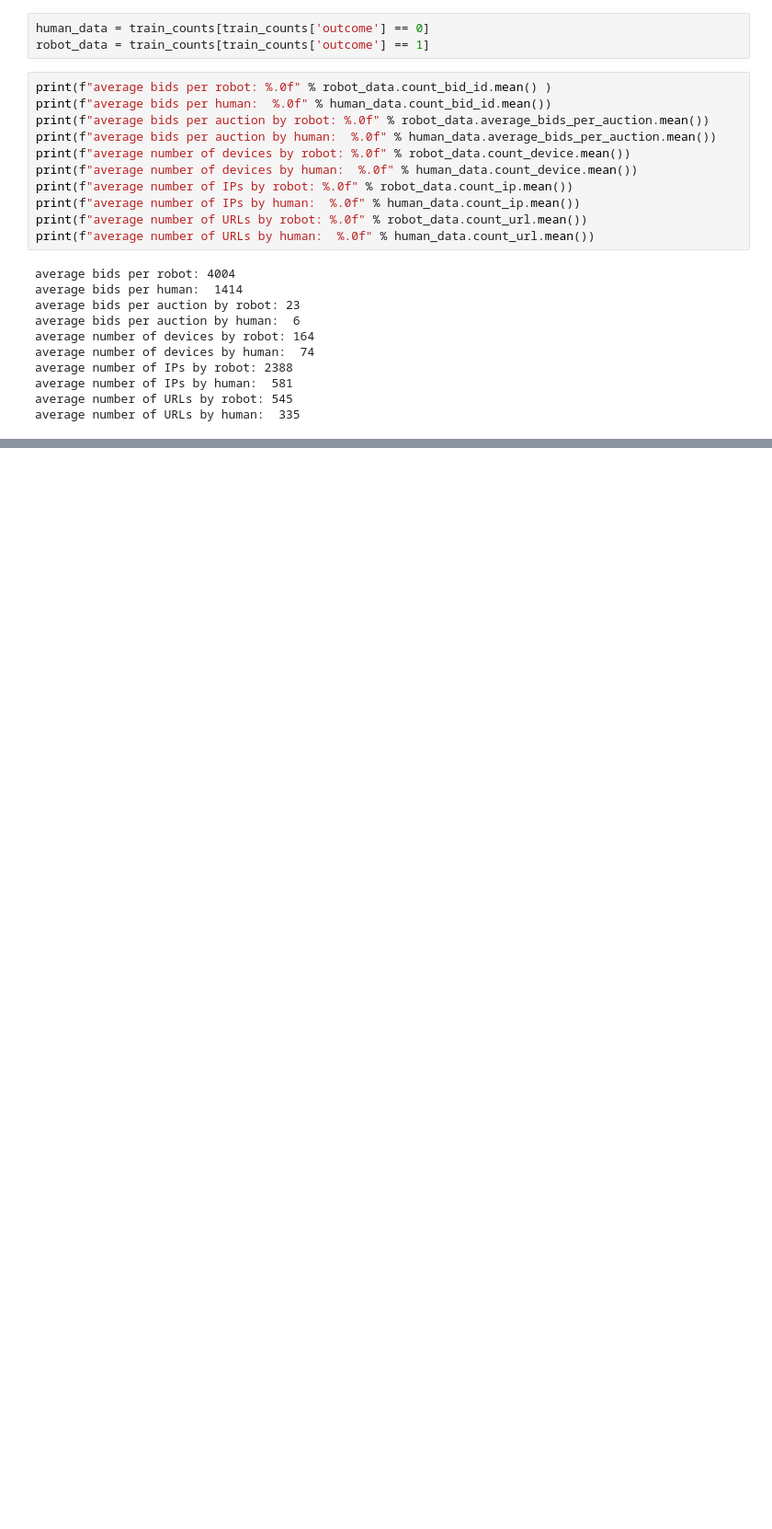
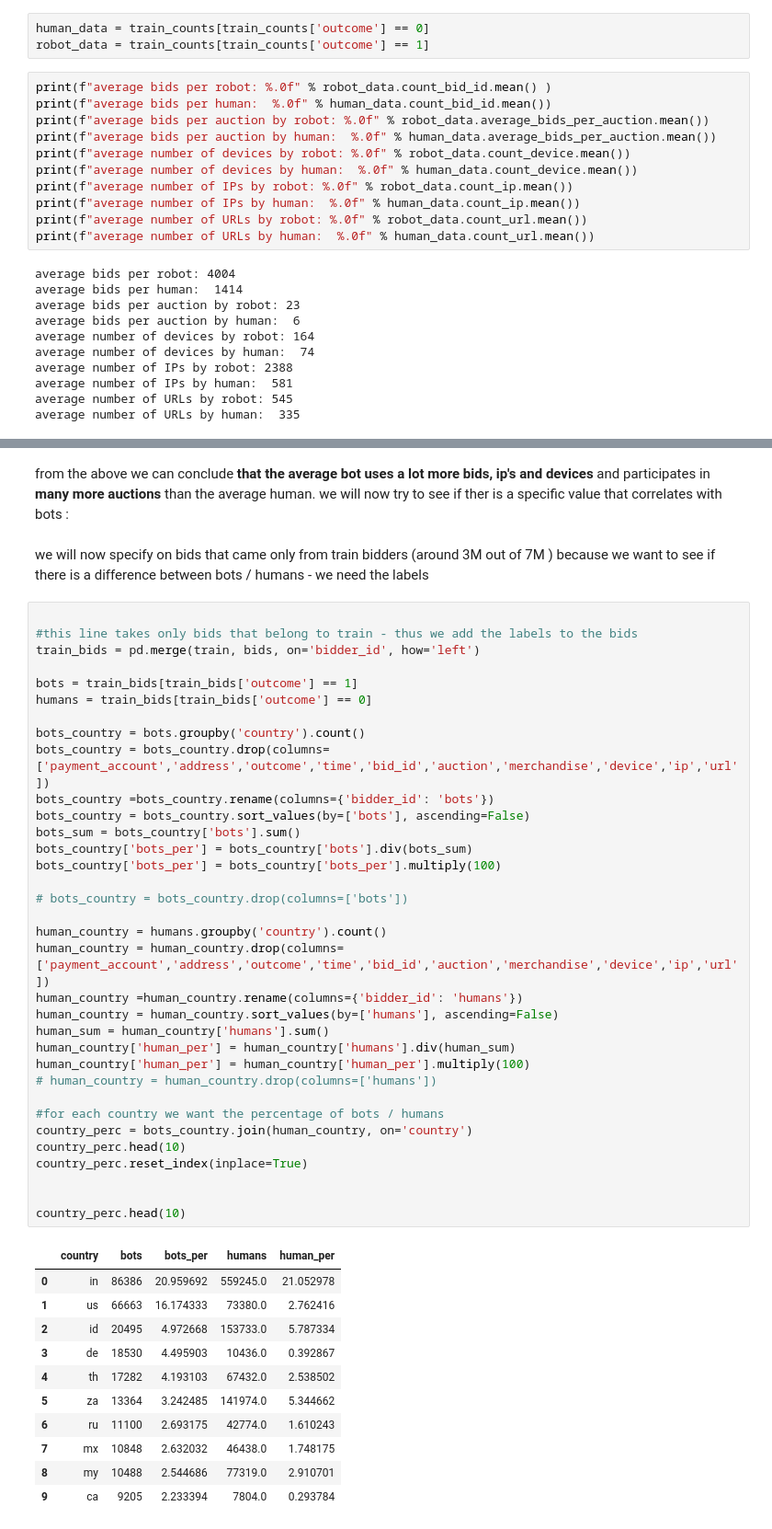
Before and after one commit to TomAmster/Data-Science, a Jupyter notebook: EDA_Explaratory_Data_Analysis.ipynb, the cells around one changed output, grey strips where cells are left out. Shown at 92% size. Drawn from its saved outputs; the diff is of its cells as text; blank space fills up the shorter version.

```diff
--- a/EDA_Explaratory_Data_Analysis.ipynb
+++ b/EDA_Explaratory_Data_Analysis.ipynb
@@ -140,0 +155,51 @@ average number of URLs by human:  335
+# %% [markdown]
+from the above we can conclude **that the average bot uses a lot more bids, ip's and devices** and participates in **many more auctions** than the average human.
+we will now try to see if ther is a specific value that correlates with bots :
+# %% [markdown]
+we will now specify on bids that came only from train bidders (around 3M out of 7M ) because we want to see if there is a difference between bots / humans - we need the labels
+# %%
+
+#this line takes only bids that belong to train - thus we add the labels to the bids
+train_bids = pd.merge(train, bids, on='bidder_id', how='left')
+
+bots = train_bids[train_bids['outcome'] == 1]
+humans = train_bids[train_bids['outcome'] == 0]
+
+bots_country = bots.groupby('country').count()
+bots_country = bots_country.drop(columns=['payment_account','address','outcome','time','bid_id','auction','merchandise','device','ip','url'])
+bots_country =bots_country.rename(columns={'bidder_id': 'bots'})
+bots_country = bots_country.sort_values(by=['bots'], ascending=False)
+bots_sum = bots_country['bots'].sum()
+bots_country['bots_per'] = bots_country['bots'].div(bots_sum)
+bots_country['bots_per'] = bots_country['bots_per'].multiply(100)
+
+# bots_country = bots_country.drop(columns=['bots'])
+
+human_country = humans.groupby('country').count()
+human_country = human_country.drop(columns=['payment_account','address','outcome','time','bid_id','auction','merchandise','device','ip','url'])
+human_country =human_country.rename(columns={'bidder_id': 'humans'})
+human_country = human_country.sort_values(by=['humans'], ascending=False)
+human_sum = human_country['humans'].sum()
+human_country['human_per'] = human_country['humans'].div(human_sum)
+human_country['human_per'] = human_country['human_per'].multiply(100)
+# human_country = human_country.drop(columns=['humans'])
+
+#for each country we want the percentage of bots / humans
+country_perc = bots_country.join(human_country, on='country')
+country_perc.head(10)
+country_perc.reset_index(inplace=True)
+
+
+country_perc.head(10)
+# %% [output]
+|  | country | bots | bots_per | humans | human_per |
+| 0 | in | 86386 | 20.959692 | 559245.0 | 21.052978 |
+| 1 | us | 66663 | 16.174333 | 73380.0 | 2.762416 |
+| 2 | id | 20495 | 4.972668 | 153733.0 | 5.787334 |
+| 3 | de | 18530 | 4.495903 | 10436.0 | 0.392867 |
+| 4 | th | 17282 | 4.193103 | 67432.0 | 2.538502 |
+| 5 | za | 13364 | 3.242485 | 141974.0 | 5.344662 |
+| 6 | ru | 11100 | 2.693175 | 42774.0 | 1.610243 |
+| 7 | mx | 10848 | 2.632032 | 46438.0 | 1.748175 |
+| 8 | my | 10488 | 2.544686 | 77319.0 | 2.910701 |
+| 9 | ca | 9205 | 2.233394 | 7804.0 | 0.293784 |
```
Also changed, not shown: parts of 7 cells of this notebook.
